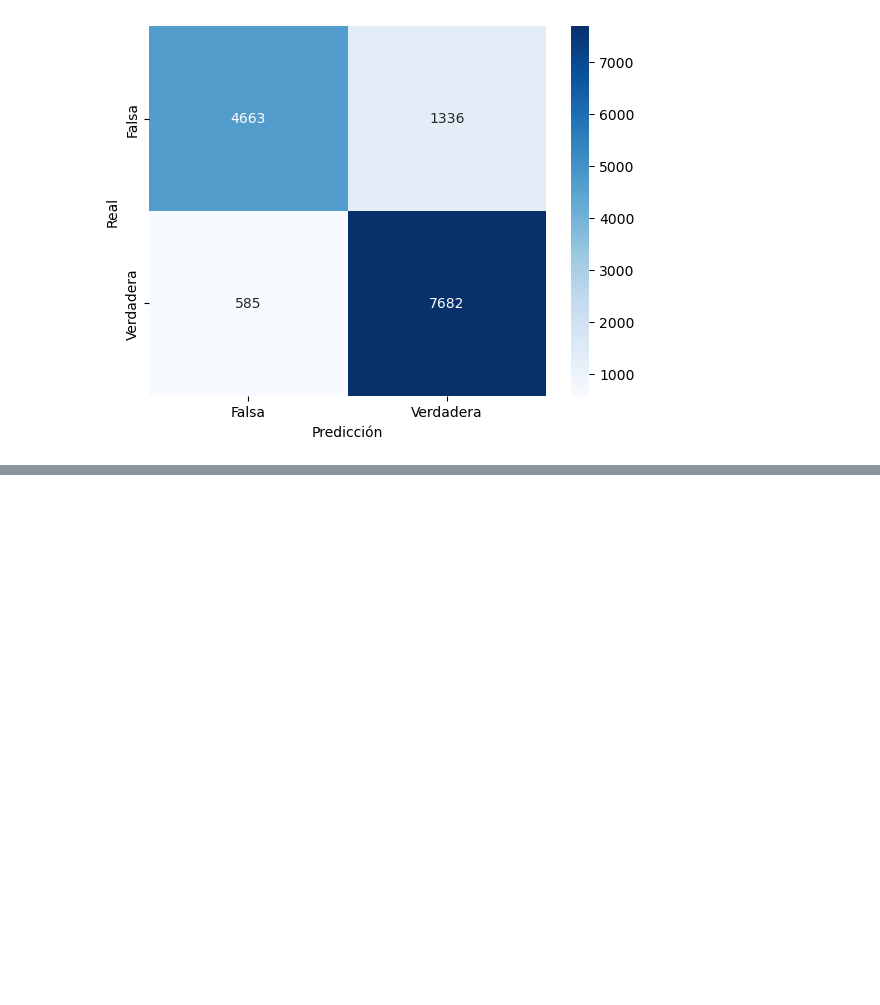
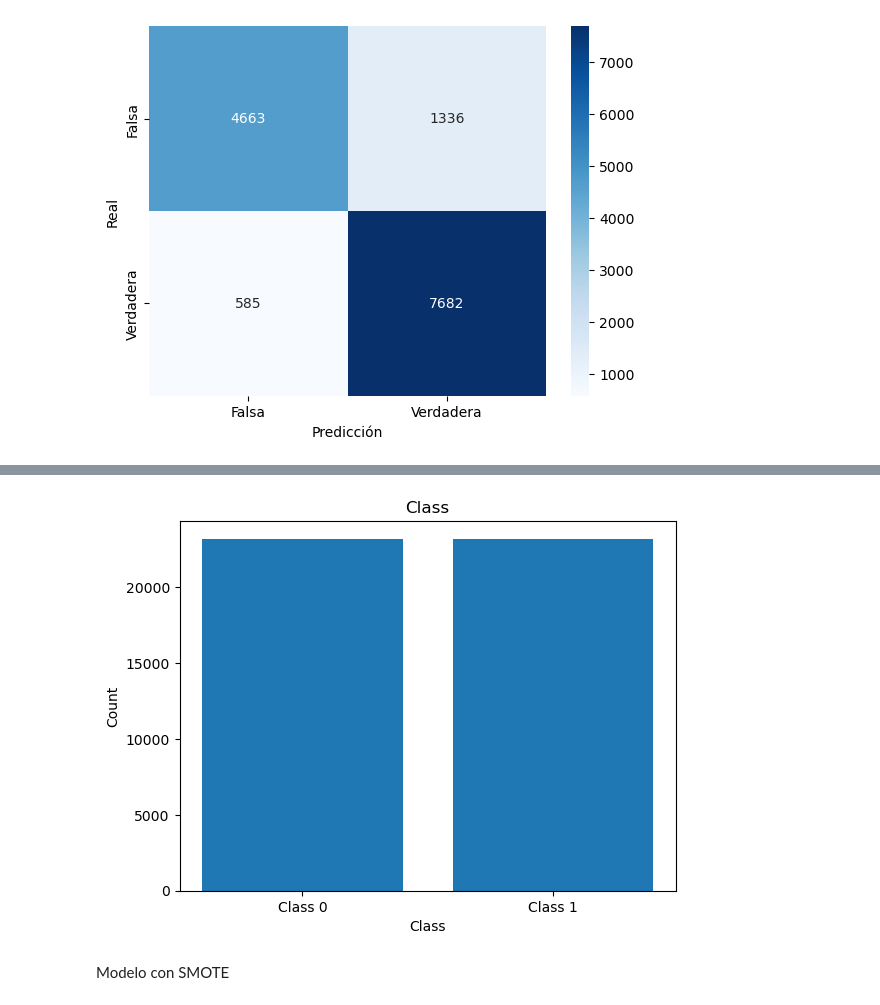
Before and after one commit to JairoFierro/Proy1, a Jupyter notebook: proyecto1.ipynb, the cells around one changed output, grey strips where cells are left out. Cells and saved outputs as stored; diff of their text form; code cells hidden in the pictures; blank space fills up the shorter version.

```diff
--- a/proyecto1.ipynb
+++ b/proyecto1.ipynb
@@ -374,0 +452,19 @@ modelo = grid_search.best_estimator_
+# %%
+smote = SMOTE(sampling_strategy='auto', random_state=42)
+X_train_balanced, y_train_balanced = smote.fit_resample(X_train, y_train)
+# %%
+y=y_train_balanced
+x=y_train_balanced
+
+count_class = y.value_counts() # Count the occurrences of each class
+count_class.index
+plt.bar(count_class.index, count_class.values)
+plt.xlabel('Class')
+plt.ylabel('Count')
+plt.title('Class')
+plt.xticks(count_class.index, ['Class 1', 'Class 0'])
+plt.show()
+# %% [output]
+[figure, added]
+# %% [markdown]
+Modelo con SMOTE
```
Also changed, not shown: parts of 28 cells of this notebook.
